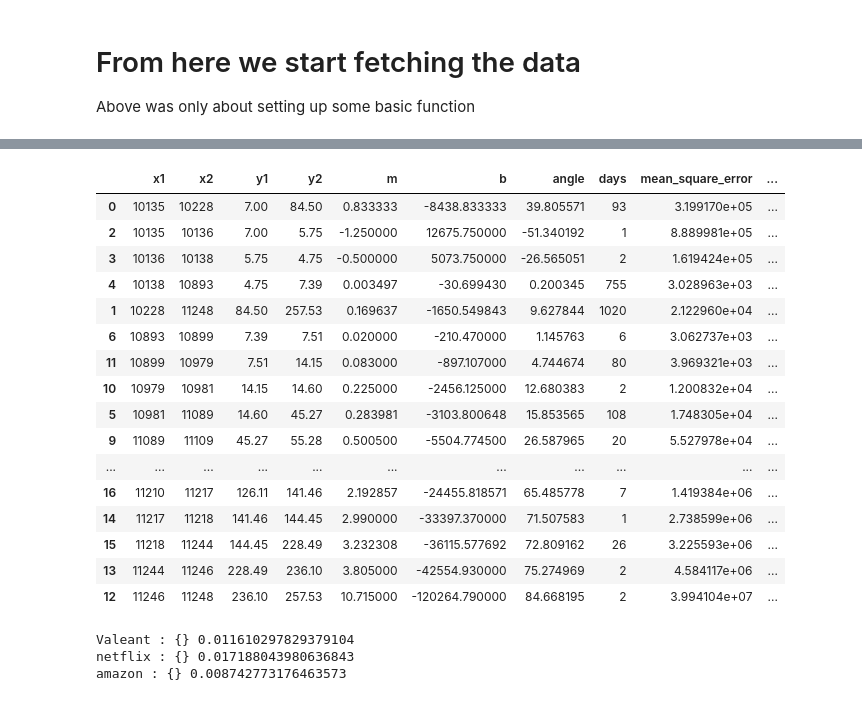
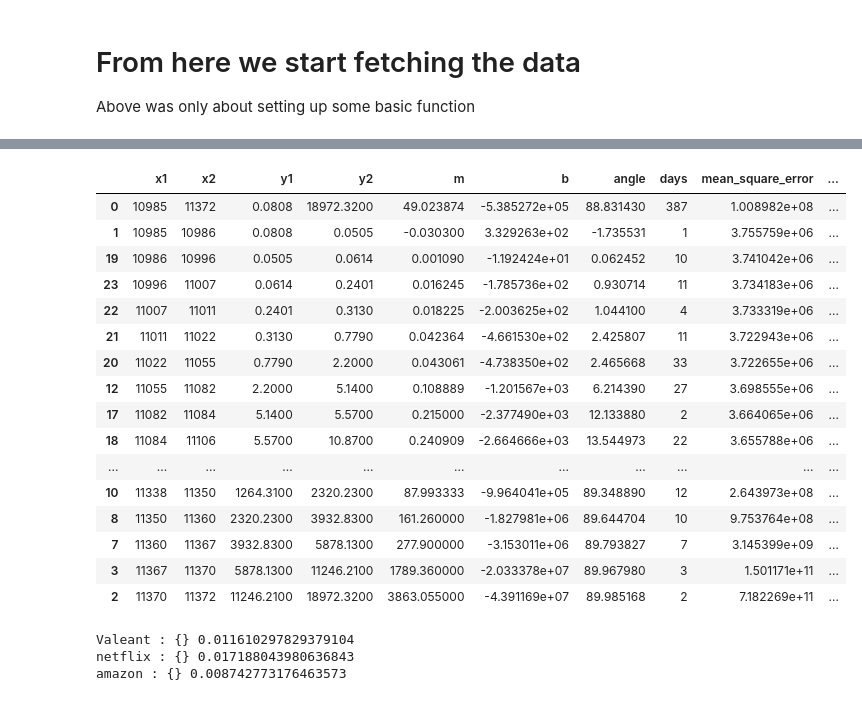
Before and after one commit to hyperwave-research/research, a Jupyter notebook: hyperwave_find_phases.ipynb, the cells around one changed output, grey strips where cells are left out. Cells and saved outputs as stored; diff of their text form; code cells hidden in the pictures.

Commit message:
Add support to fetch data from crytocompare

```diff
--- a/hyperwave_find_phases.ipynb
+++ b/hyperwave_find_phases.ipynb
@@ -107,5 +119,5 @@ data_Abiomed = {
 # %%
-company_setup = data_Valeant
+company_setup = data_BTCUSD
 name = company_setup ['name']
 data_source = company_setup ['data_source']
 symbol = company_setup ['symbol']
@@ -286,12 +378,33 @@ def get_hull_tangent(df_input):
     df = get_line_slope_and_origine(df)
     df['angle'] = np.rad2deg(np.arctan2(df['m'], 1))
     df['days'] = np.abs(df['x1'] - df['x2'])
-    df['mean_square_error'] = df.apply(lambda row: calculate_mean_square_error (row, df_weekly_price),axis=1)
-    df['nb_is_lower'] = df.apply(lambda row: nb_cut_price_low(row, df_weekly_price),axis=1)
+    df['mean_square_error'] = df.apply(lambda row: calculate_mean_square_error (row, df_input),axis=1)
+    df['nb_is_lower'] = df.apply(lambda row: nb_cut_price_low(row, df_input),axis=1)
     df['ratio_error_cut'] = df['mean_square_error'] / df['nb_is_lower']
     df['ratio_slope_y1'] = df['m']/df['y1']
     df['ratio_slope_y2'] = df['m']/df['y2']
     return df
+
+def get_upper_path(df):
+    row = df.iloc[0]
+    upper_path = [row['x1'], row['x2']]
+
+    while(row['x2'] != max_price_weekId):
+        row = df.loc[df['x1'] == row['x2']].head().iloc[0]
+        upper_path.append(row['x2'])
+
+    return upper_path
+
+def delete_path(df, path):
+    df_cleaned = df.copy(True)
+
+    for x1, x2 in zip(path[:-1], path[1:]):
+        df_cleaned = df_cleaned[(np.logical_not((df_cleaned.x1 == x1) & (df_cleaned.x2 == x2))) ]
+
+    return df_cleaned.sort_values(['x1','y2'], ascending=[True, False])
+
+def delete_upper_path(df):
+    return delete_path(df, get_upper_path(df))
 # %%
 # hull_results = [ [min(pair[0], pair[1]), max(pair[0], pair[1])] for pair in hull.simplices]
 # data_from_to = [{"x1": df_weekly_price_until_max['weekId'].iloc[pair[0]], \
@@ -303,0 +415,5 @@ df = get_hull_tangent(df_weekly_price_until_max)
+# %%
+df_hull_tangent = get_hull_tangent(df_weekly_price_until_max)
+display(df_hull_tangent.sort_values(['x1','x2'], ascending=[True, False]))
+py.iplot(graph_hyperwave(df_weekly_price_until_max,df_hull_tangent), filename='hyperwave')
+# df_hull_tangent = delete_upper_path(df_hull_tangent)
@@ -304,23 +439,23 @@ df = get_hull_tangent(df_weekly_price_until_max)
 # %%
-df.sort_values(['x1','x2'], ascending=[True, False])
+df_hull_tangent.sort_values(['x1','x2'], ascending=[True, False])
 # %% [output]
 |  | x1 | x2 | y1 | y2 | m | b | angle | days | mean_square_error | ... |
-| 0 | 10135 | 10228 | 7.00 | 84.50 | 0.833333 | -8438.833333 | 39.805571 | 93 | 3.199170e+05 | ... |
-| 2 | 10135 | 10136 | 7.00 | 5.75 | -1.250000 | 12675.750000 | -51.340192 | 1 | 8.889981e+05 | ... |
-| 3 | 10136 | 10138 | 5.75 | 4.75 | -0.500000 | 5073.750000 | -26.565051 | 2 | 1.619424e+05 | ... |
-| 4 | 10138 | 10893 | 4.75 | 7.39 | 0.003497 | -30.699430 | 0.200345 | 755 | 3.028963e+03 | ... |
-| 1 | 10228 | 11248 | 84.50 | 257.53 | 0.169637 | -1650.549843 | 9.627844 | 1020 | 2.122960e+04 | ... |
-| 6 | 10893 | 10899 | 7.39 | 7.51 | 0.020000 | -210.470000 | 1.145763 | 6 | 3.062737e+03 | ... |
-| 11 | 10899 | 10979 | 7.51 | 14.15 | 0.083000 | -897.107000 | 4.744674 | 80 | 3.969321e+03 | ... |
-| 10 | 10979 | 10981 | 14.15 | 14.60 | 0.225000 | -2456.125000 | 12.680383 | 2 | 1.200832e+04 | ... |
-| 5 | 10981 | 11089 | 14.60 | 45.27 | 0.283981 | -3103.800648 | 15.853565 | 108 | 1.748305e+04 | ... |
-| 9 | 11089 | 11109 | 45.27 | 55.28 | 0.500500 | -5504.774500 | 26.587965 | 20 | 5.527978e+04 | ... |
+| 0 | 10985 | 11372 | 0.0808 | 18972.3200 | 49.023874 | -5.385272e+05 | 88.831430 | 387 | 1.008982e+08 | ... |
+| 1 | 10985 | 10986 | 0.0808 | 0.0505 | -0.030300 | 3.329263e+02 | -1.735531 | 1 | 3.755759e+06 | ... |
+| 19 | 10986 | 10996 | 0.0505 | 0.0614 | 0.001090 | -1.192424e+01 | 0.062452 | 10 | 3.741042e+06 | ... |
+| 23 | 10996 | 11007 | 0.0614 | 0.2401 | 0.016245 | -1.785736e+02 | 0.930714 | 11 | 3.734183e+06 | ... |
+| 22 | 11007 | 11011 | 0.2401 | 0.3130 | 0.018225 | -2.003625e+02 | 1.044100 | 4 | 3.733319e+06 | ... |
+| 21 | 11011 | 11022 | 0.3130 | 0.7790 | 0.042364 | -4.661530e+02 | 2.425807 | 11 | 3.722943e+06 | ... |
+| 20 | 11022 | 11055 | 0.7790 | 2.2000 | 0.043061 | -4.738350e+02 | 2.465668 | 33 | 3.722655e+06 | ... |
+| 12 | 11055 | 11082 | 2.2000 | 5.1400 | 0.108889 | -1.201567e+03 | 6.214390 | 27 | 3.698555e+06 | ... |
+| 17 | 11082 | 11084 | 5.1400 | 5.5700 | 0.215000 | -2.377490e+03 | 12.133880 | 2 | 3.664065e+06 | ... |
+| 18 | 11084 | 11106 | 5.5700 | 10.8700 | 0.240909 | -2.664666e+03 | 13.544973 | 22 | 3.655788e+06 | ... |
 | ... | ... | ... | ... | ... | ... | ... | ... | ... | ... | ... |
-| 16 | 11210 | 11217 | 126.11 | 141.46 | 2.192857 | -24455.818571 | 65.485778 | 7 | 1.419384e+06 | ... |
-| 14 | 11217 | 11218 | 141.46 | 144.45 | 2.990000 | -33397.370000 | 71.507583 | 1 | 2.738599e+06 | ... |
-| 15 | 11218 | 11244 | 144.45 | 228.49 | 3.232308 | -36115.577692 | 72.809162 | 26 | 3.225593e+06 | ... |
-| 13 | 11244 | 11246 | 228.49 | 236.10 | 3.805000 | -42554.930000 | 75.274969 | 2 | 4.584117e+06 | ... |
-| 12 | 11246 | 11248 | 236.10 | 257.53 | 10.715000 | -120264.790000 | 84.668195 | 2 | 3.994104e+07 | ... |
+| 10 | 11338 | 11350 | 1264.3100 | 2320.2300 | 87.993333 | -9.964041e+05 | 89.348890 | 12 | 2.643973e+08 | ... |
+| 8 | 11350 | 11360 | 2320.2300 | 3932.8300 | 161.260000 | -1.827981e+06 | 89.644704 | 10 | 9.753764e+08 | ... |
+| 7 | 11360 | 11367 | 3932.8300 | 5878.1300 | 277.900000 | -3.153011e+06 | 89.793827 | 7 | 3.145399e+09 | ... |
+| 3 | 11367 | 11370 | 5878.1300 | 11246.2100 | 1789.360000 | -2.033378e+07 | 89.967980 | 3 | 1.501171e+11 | ... |
+| 2 | 11370 | 11372 | 11246.2100 | 18972.3200 | 3863.055000 | -4.391169e+07 | 89.985168 | 2 | 7.182269e+11 | ... |
 # %%
 print('Valeant : {}', 2.99/257.53)
 print('netflix : {}', 7.065833/411.09)
```
Also changed, not shown: parts of 12 cells of this notebook.
